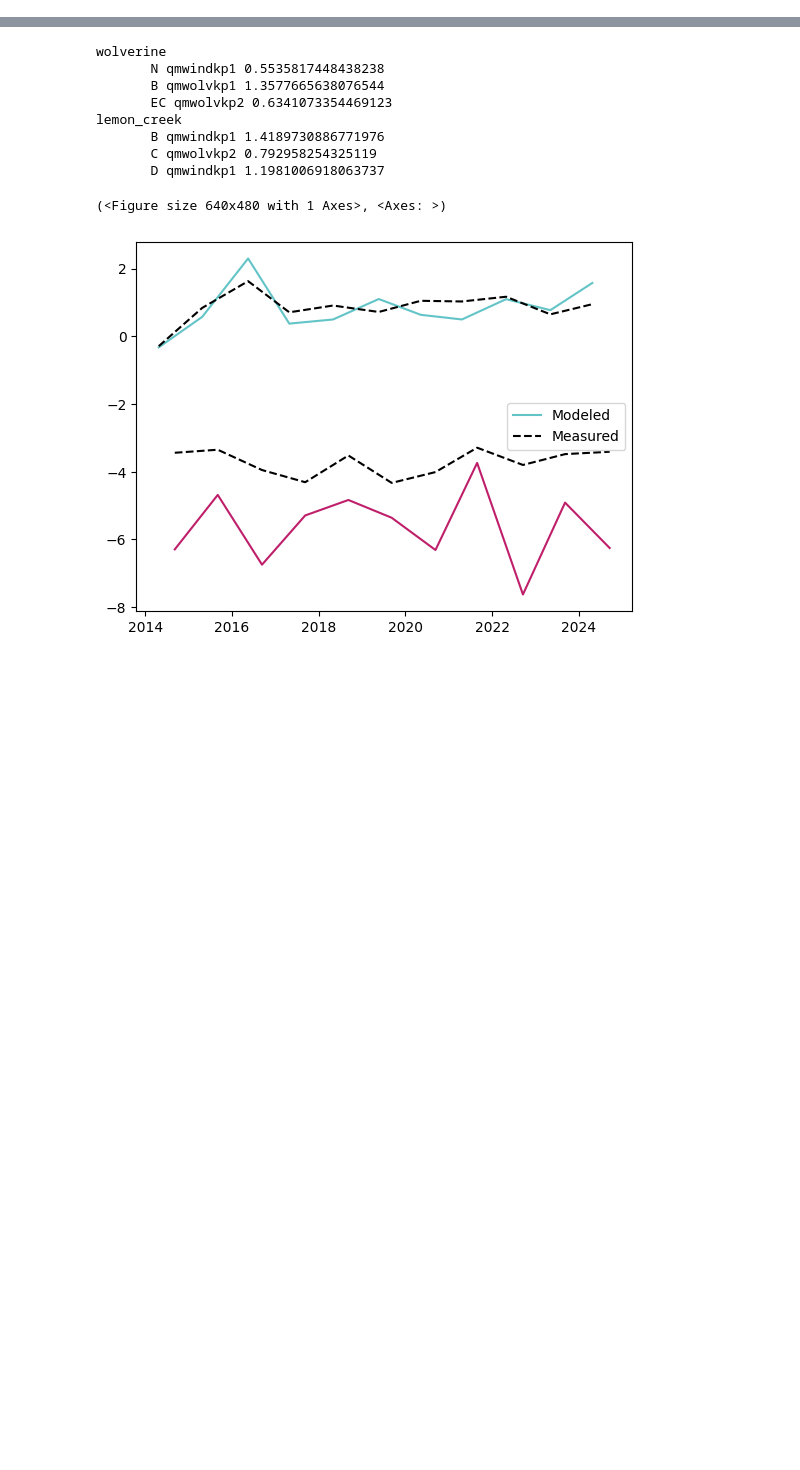
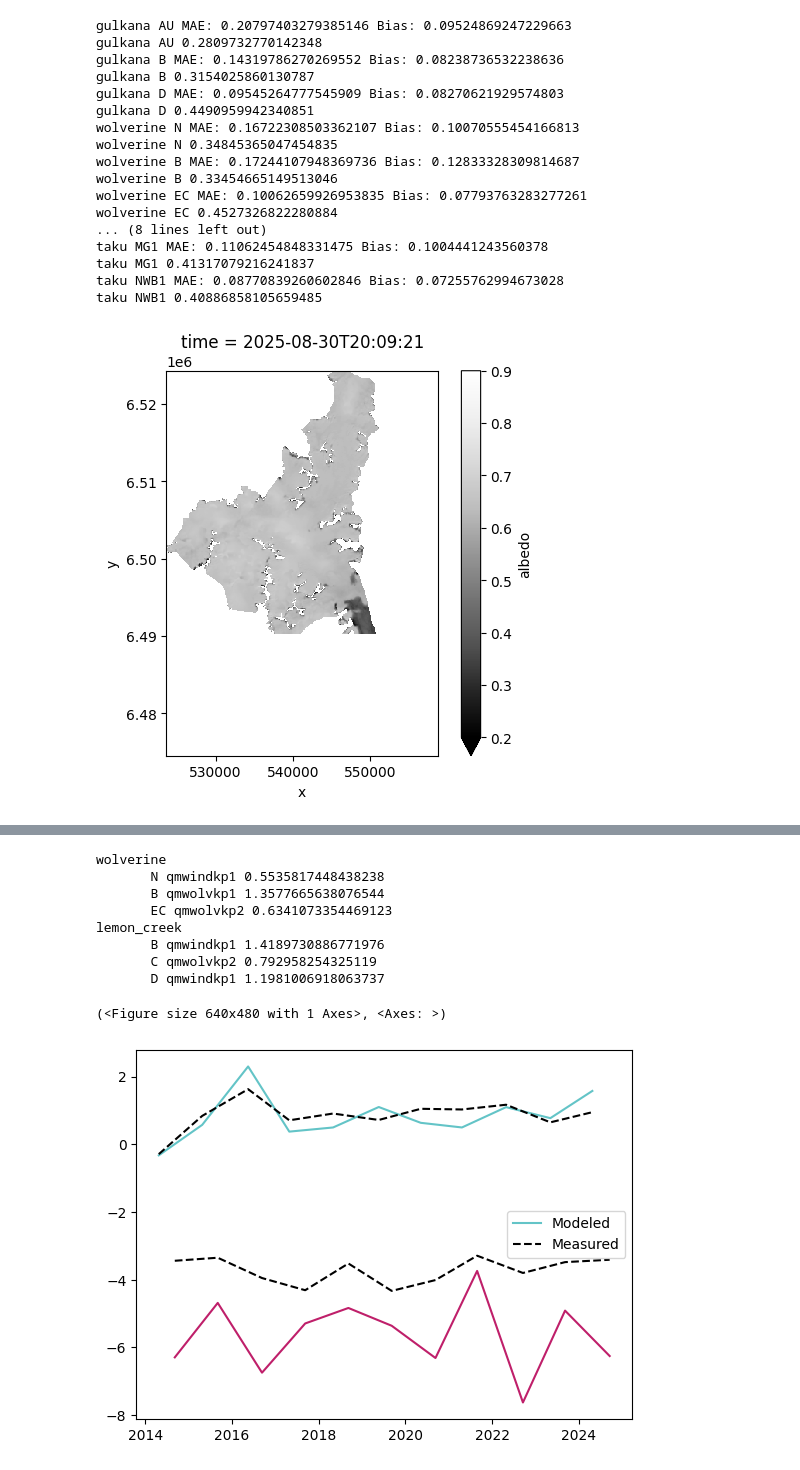
Before and after one commit to clairevwilson/PEBSI, a Jupyter notebook: project/compare_mb.ipynb, the cells around one changed output, grey strips where cells are left out. Saved outputs shown, nothing was run; the diff lists cells and outputs as text; code cells hidden in the pictures; blank space fills up the shorter version.

Commit message:
added albedo data class, started grid search

```diff
--- a/project/compare_mb.ipynb
+++ b/project/compare_mb.ipynb
@@ -29,3 +29,67 @@ coord_dict = {'wolverine':'60.5_-148.7',
                 'taku':'58.5_-134.3',
                 'lemoncreek':'58.5_-134.3',
                 'gulkana':'63.5_-145.625'}
+# %%
+acceptable = {
+    'gulkana':{'AU':'gulkanaAU_2026_02_03_base_long_0.nc',
+               'B':'gulkanaB_2026_02_03_base_long_0.nc',
+               'D':'gulkanaD_2026_02_03_base_long_0.nc',
+               },
+    'wolverine':{'N':'wolverineN_2026_02_12_base_qmwindkp1_0.nc',
+                 'B':'wolverineB_2026_02_17_base_qmwolvkp2_0.nc',
+                 'EC':'wolverineEC_2026_02_12_base_qmwindkp1_0.nc',
+                 },
+    'kahiltna':{'K17b':'kahiltnaK17b_2026_02_13_base_qmwindkp0.5_0.nc',
+                 'K53':'kahiltnaK53_2026_02_12_base_qmwindkp2_0.nc',
+                 },
+    'kennicott':{'GTH':'kennicottGTH_2026_02_12_base_qmwindkp1_0.nc',
+                 'GTL':'kennicottGTL_2026_02_13_base_qmwindkp0.5_0.nc',
+                 },
+    'taku':{'MG1':'takuMG1_2026_02_12_base_qmwindkp1_0.nc',
+            'NWB1':'takuNWB1_2026_02_12_base_qmwindkp1_0.nc',
+            }
+}
+all_mod = []
+all_meas = []
+for glacier in acceptable:
+    site_fn = home_fp + f'PEBSI/data/by_glacier/{glacier}/site_constants.csv'
+    df = pd.read_csv(site_fn, index_col='site')
+    for site in acceptable[glacier]:
+        albedo = Albedo(glacier, site)
+        ds = xr.open_dataset(base_fp + acceptable[glacier][site])
+        albedo.get_model_albedo(ds)
+        print(glacier, site, 'MAE:', albedo.mae(), 'Bias:',albedo.bias())
+        print(glacier, site, np.nanmean(albedo.meas[albedo.meas < 0.5]))
+
+        if 'a_ice' not in df.columns:
+            df['a_ice'] = [np.nan] * len(df.index)
+        df.loc[site, 'a_ice'] =  np.nanmean(albedo.meas[albedo.meas < 0.5])
+        df.to_csv(site_fn)
+        # albedo.plot_timeseries()
+        # for mod, meas in zip(albedo.mod,albedo.meas):
+        #     all_mod.append(mod)
+        #     all_meas.append(meas)
+albedo.plot_map(pd.to_datetime('2025-09-20'))
+
+plt.scatter(all_meas, all_mod)
+plt.plot([0,1],[0,1],'k--')
+plt.show()
+# %% [output]
+gulkana AU MAE: 0.20797403279385146 Bias: 0.09524869247229663
+gulkana AU 0.2809732770142348
+gulkana B MAE: 0.14319786270269552 Bias: 0.08238736532238636
+gulkana B 0.3154025860130787
+gulkana D MAE: 0.09545264777545909 Bias: 0.08270621929574803
+gulkana D 0.4490959942340851
+wolverine N MAE: 0.16722308503362107 Bias: 0.10070555454166813
+wolverine N 0.34845365047454835
+wolverine B MAE: 0.17244107948369736 Bias: 0.12833328309814687
+wolverine B 0.33454665149513046
+wolverine EC MAE: 0.10062659926953835 Bias: 0.07793763283277261
+wolverine EC 0.4527326822280884
+... (8 lines left out)
+taku MG1 MAE: 0.11062454848331475 Bias: 0.1004441243560378
+taku MG1 0.41317079216241837
+taku NWB1 MAE: 0.08770839260602846 Bias: 0.07255762994673028
+taku NWB1 0.40886858105659485
+[figure, added]
```
Also changed, not shown: parts of 2 cells of this notebook, 5 other files.
